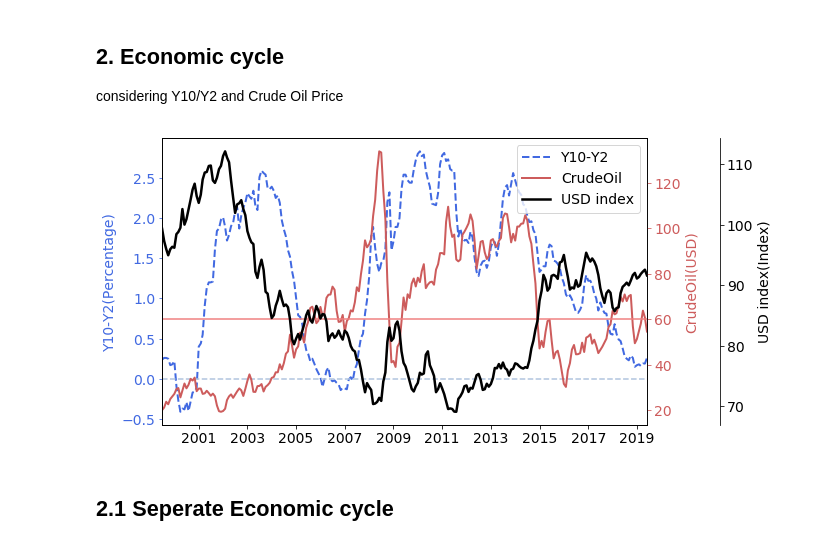
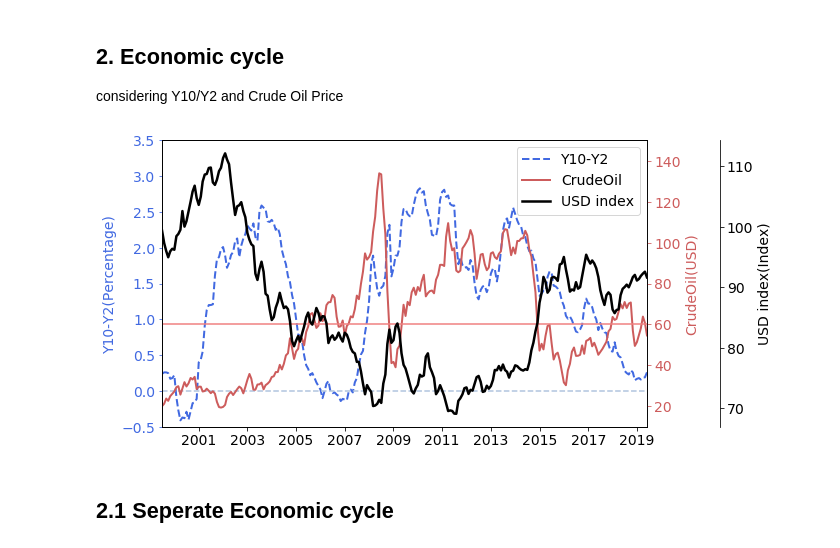
Before and after one commit to feitenie/USDX_MM, a Jupyter notebook: USDX_project.ipynb, the cells around one changed output. Saved outputs shown, nothing was run; the diff lists cells and outputs as text; code cells hidden in the pictures.

```diff
--- a/project_USDX.ipynb
+++ b/USDX_project.ipynb
@@ -185,43 +199,43 @@ def economic_cycle(name_list_, unit_list_, list_x1_ = T102, list_x2_ = OIL, list
     # list_x1_ and list_x2_ are viewed to be strongly relative to listY_ -- the target
     if min(len(list_x1_), len(list_x2_), len(listY_)) < Year*12:
         return print("Year should not be larger than " + str (min(len(list_x1_), len(list_x2_), len(listY_))/12))
-    #general picture
 
+    # plot for time series/ general picture
     f = plt.gcf()
     f.set_size_inches(8.69,5.27)
     ax = plt.gca()
     plt.ylabel( name_list_[0]+"("+ unit_list_[0]+")", fontsize = 14, color = "royalblue")
     ax2 = ax.twinx()
     ax3 = ax.twinx()
     ax3.spines["right"].set_position(("axes", 1.15))
 
     line1, = ax.plot(time_list_[-Year*12:], list_x1_[-Year*12:] ,color = 'royalblue', linewidth = 2, linestyle = "--")
     #print(numpy.mean(T102[-32*12:])) # mean = 1.12, STD = 0.87 ; cr = 1.3 - 0.9 = 0.25###32/20
     line2, = ax2.plot(time_list_[-Year*12:], list_x2_[-Year*12:] , color = 'indianred', linewidth = 2)
     line3, = ax3.plot(time_list_[-Year*12:],listY_[-Year*12:], color = 'black', linewidth = 2.5)
     ax2.set_ylabel( name_list_[1]+"("+ unit_list_[1]+")", fontsize = 14, color = "indianred")
     ax3.set_ylabel( name_list_[2]+"("+ unit_list_[2]+")", fontsize = 14)
     ax.tick_params( axis = "y", labelcolor = "royalblue", color = "royalblue")
     ax2.tick_params( axis = "y", labelcolor = "indianred", color = "indianred")
 
 
 
     plt.xlim([time_list_[-Year*12],time_list_[-1]])
     ax.plot(time_list_[-Year*12:],numpy.ones(Year*12)*0, color = 'lightsteelblue', linewidth = 1.5, linestyle = "--")
     ax2.plot(time_list_[-Year*12:],numpy.ones(Year*12)*60, color = 'lightcoral', linewidth = 1.5)
-    #ax.set_ylim([-0.5,3.5])
-    #ax2.set_ylim([10,150])
-
+    ax.set_ylim([-0.5,3.5])
+    ax2.set_ylim([10,150])
 
     plt.legend((line1, line2, line3),(name_list_), fontsize = 14)
     plt.xlabel("Time", fontsize = 14)
     plt.rcParams['xtick.labelsize'] = 14
     plt.rcParams['ytick.labelsize'] = 14
     plt.show()
+    return
 
 economic_cycle(["Y10-Y2","CrudeOil","USD index"], ["Percentage", "USD", "Index"],T102, OIL, USD, time, 20)
 # %% [output]
-[figure, old version]
+[figure, new version]
 # %% [markdown]
 ## 2.1 Seperate Economic cycle
 # %%
```
Also changed, not shown: parts of 8 cells of this notebook.
